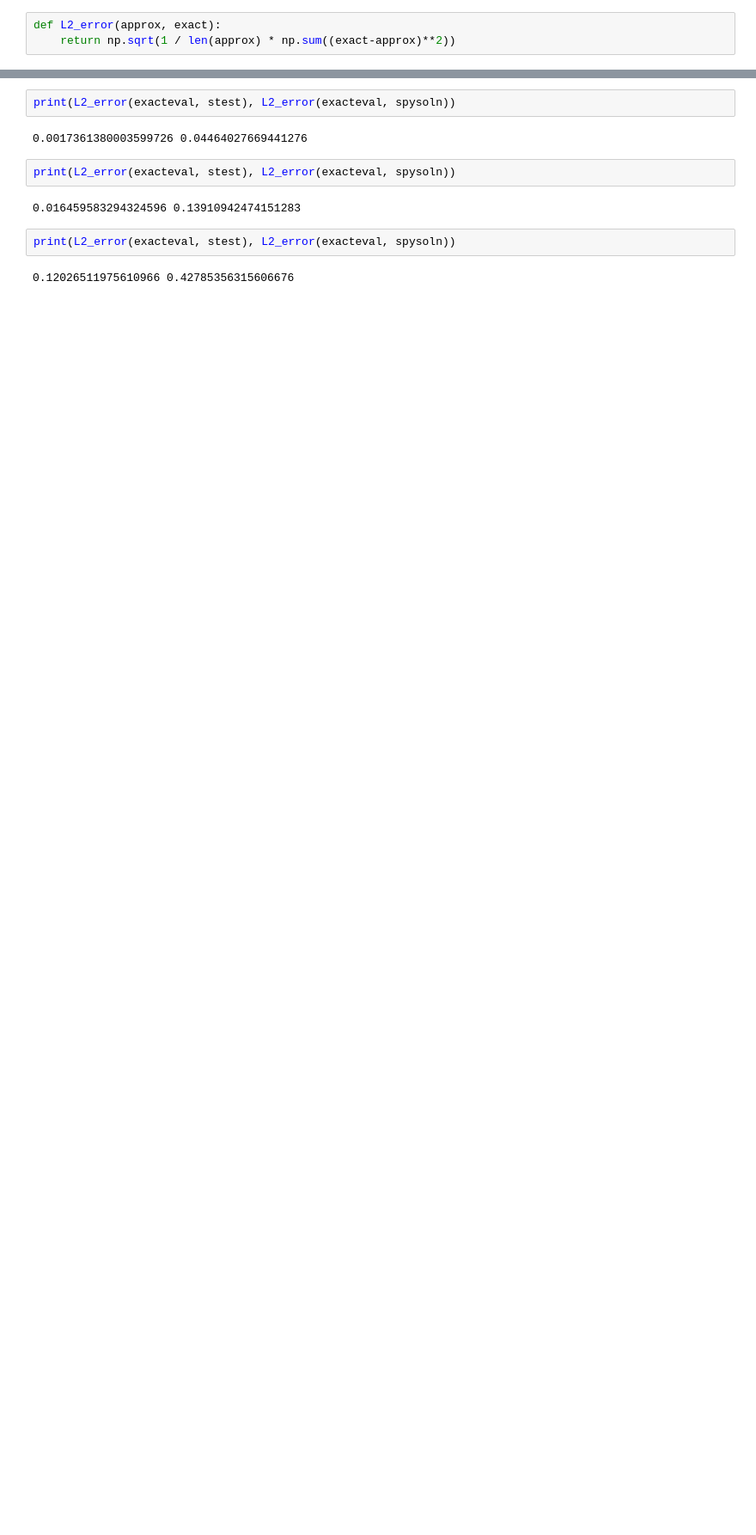
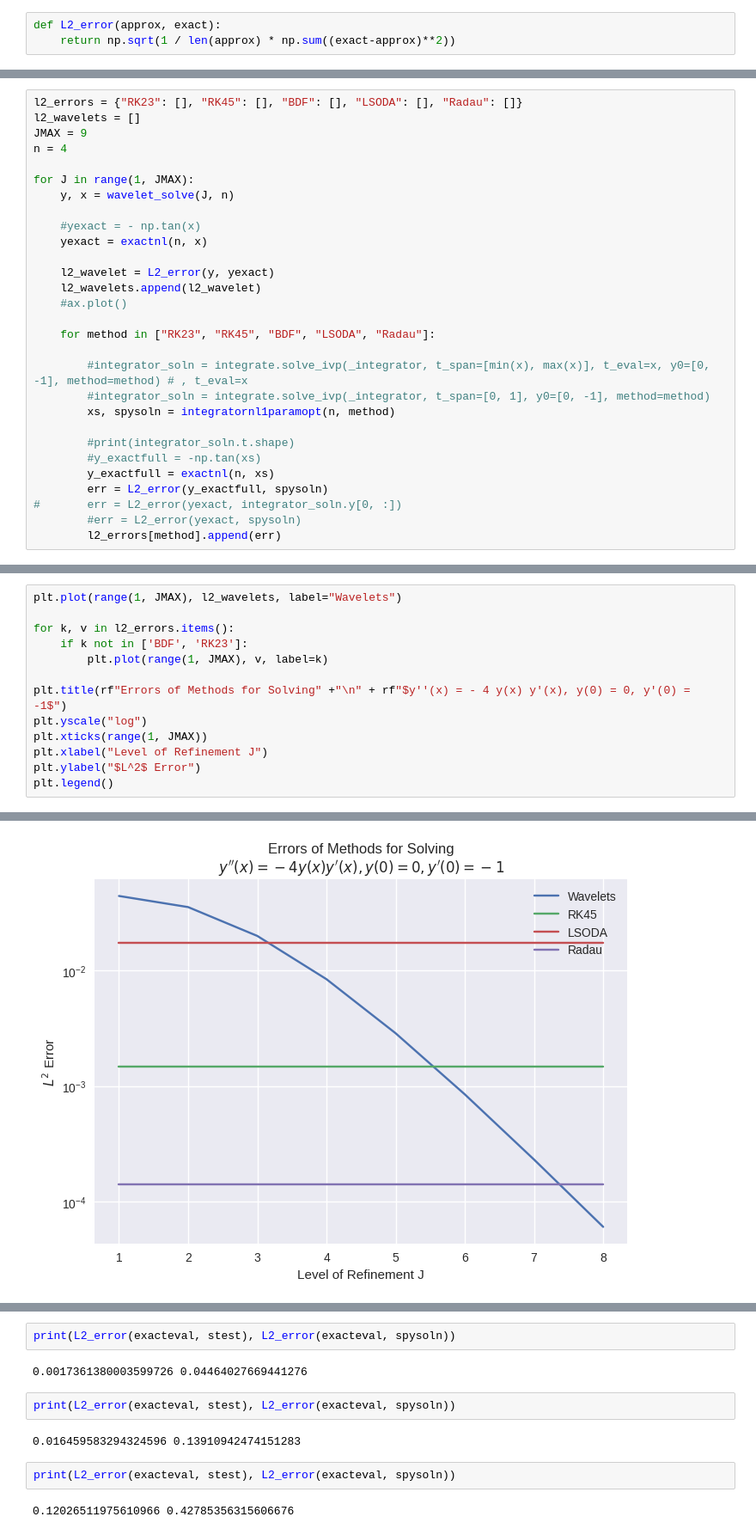
Before and after one commit to alizma/APMA1940Y-FinalProject, a Jupyter notebook: func_explo.ipynb, the cells around one changed output, grey strips where cells are left out. Shown at 86% size. Saved outputs shown, nothing was run; the diff lists cells and outputs as text; blank space fills up the shorter version.

```diff
--- a/func_explo.ipynb
+++ b/func_explo.ipynb
@@ -136,0 +152,29 @@ plt.legend()
+# %%
+l2_errors = {"RK23": [], "RK45": [], "BDF": [], "LSODA": [], "Radau": []}
+l2_wavelets = []
+JMAX = 9
+n = 4
+
+for J in range(1, JMAX):
+    y, x = wavelet_solve(J, n)
+
+    #yexact = - np.tan(x)
+    yexact = exactnl(n, x)
+
+    l2_wavelet = L2_error(y, yexact)
+    l2_wavelets.append(l2_wavelet)
+    #ax.plot()
+
+    for method in ["RK23", "RK45", "BDF", "LSODA", "Radau"]:
+
+        #integrator_soln = integrate.solve_ivp(_integrator, t_span=[min(x), max(x)], t_eval=x, y0=[0, -1], method=method) # , t_eval=x
+        #integrator_soln = integrate.solve_ivp(_integrator, t_span=[0, 1], y0=[0, -1], method=method)
+        xs, spysoln = integratornl1paramopt(n, method)
+
+        #print(integrator_soln.t.shape)
+        #y_exactfull = -np.tan(xs)
+        y_exactfull = exactnl(n, xs)
+        err = L2_error(y_exactfull, spysoln)
+#       err = L2_error(yexact, integrator_soln.y[0, :])
+        #err = L2_error(yexact, spysoln)
+        l2_errors[method].append(err)
@@ -136,0 +199,14 @@ plt.legend()
+# %%
+plt.plot(range(1, JMAX), l2_wavelets, label="Wavelets")
+
+for k, v in l2_errors.items():
+    if k not in ['BDF', 'RK23']:
+        plt.plot(range(1, JMAX), v, label=k)
+
+plt.title(rf"Errors of Methods for Solving" +"\n" + rf"$y''(x) = - 4 y(x) y'(x), y(0) = 0, y'(0) = -1$")
+plt.yscale("log")
+plt.xticks(range(1, JMAX))
+plt.xlabel("Level of Refinement J")
+plt.ylabel("$L^2$ Error")
+plt.legend()
+# %% [output]
@@ -136,0 +214 @@ plt.legend()
+[figure, added]
```
Also changed, not shown: parts of 12 cells of this notebook, 11 other files.
